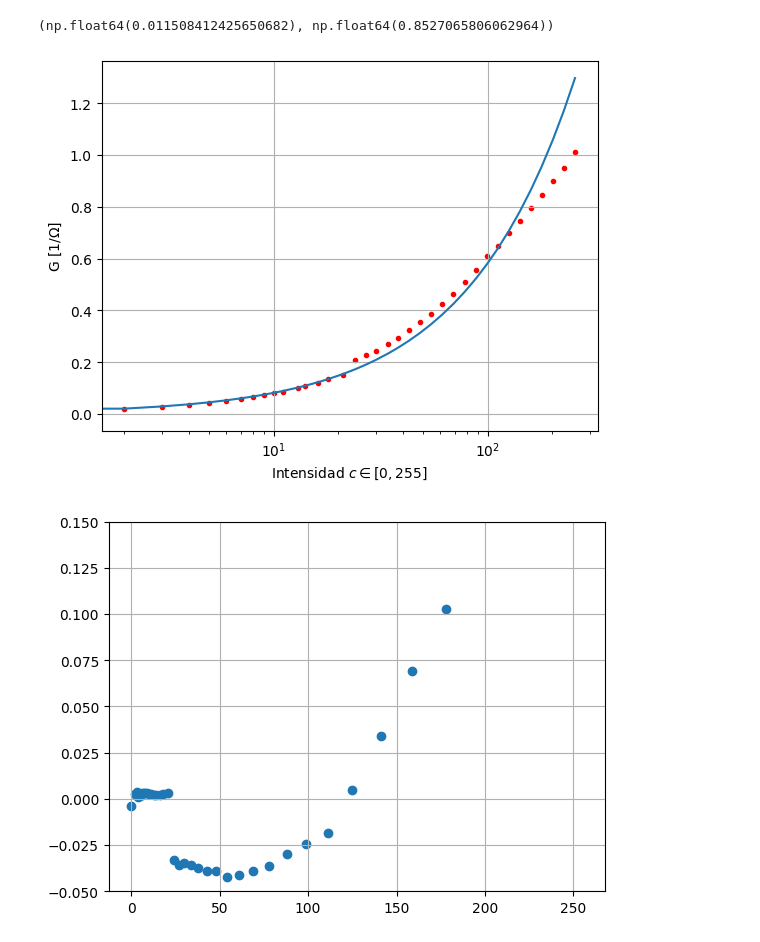
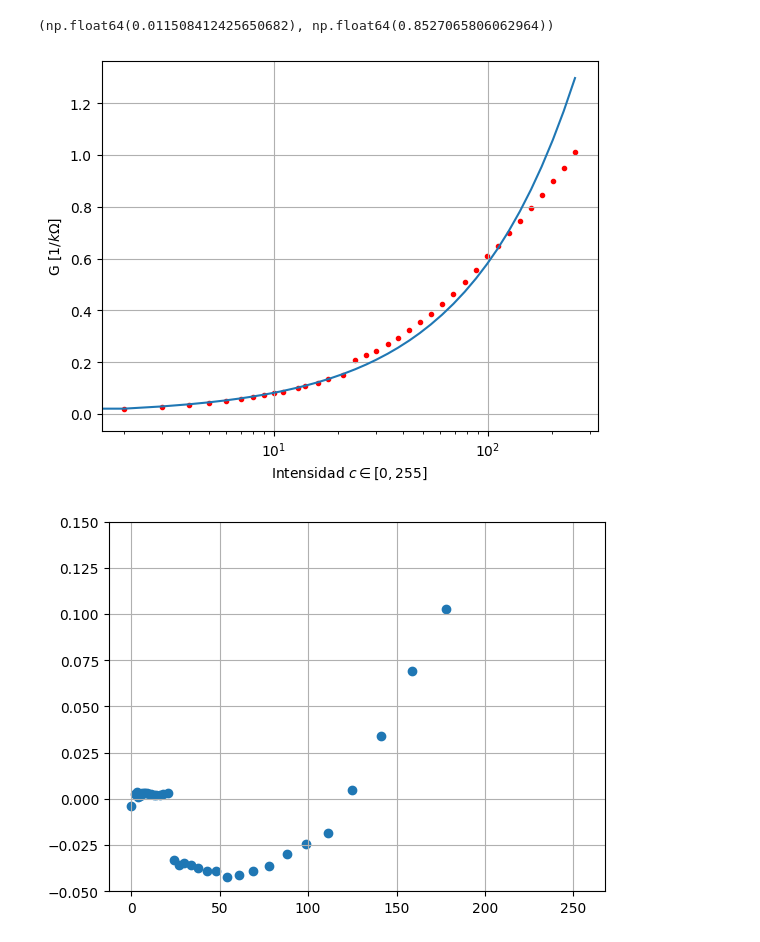
Before and after one commit to marianop9/reflective-color-sensor, a Jupyter notebook: scripts/serialpal/caracterizacion.ipynb, the cells around one changed output. Cells and saved outputs as stored; diff of their text form; code cells hidden in the pictures.

```diff
--- a/scripts/serialpal/caracterizacion.ipynb
+++ b/scripts/serialpal/caracterizacion.ipynb
@@ -108,14 +111,14 @@ Ka_R, gamma_R
 # %%
 plt.scatter(dfR["intensity"], dfR["G"], marker=".", color="red")
 plt.xscale('log')
 
 plt.semilogx(dfR["intensity"], Ka_R*np.pow(dfR["intensity"], gamma_R))
 
-plt.ylabel(r"G $[1/\Omega]$")
+plt.ylabel(r"G $[1/k\Omega]$")
 plt.xlabel(r"Intensidad $c \in [0,255]$")
 plt.grid()
 # %% [output]
-[figure, old version]
+[figure, new version]
 # %%
 estimate = Ka_R*np.pow(dfR["intensity"], gamma_R)
 
```
Also changed, not shown: parts of 3 cells of this notebook, 1 other file.
